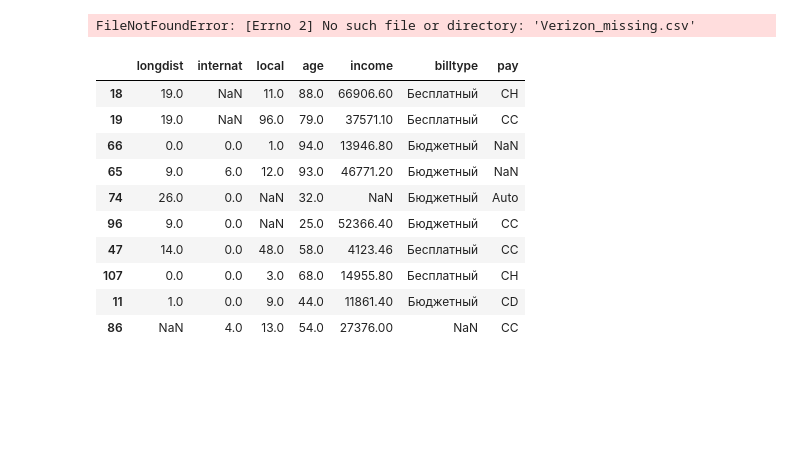
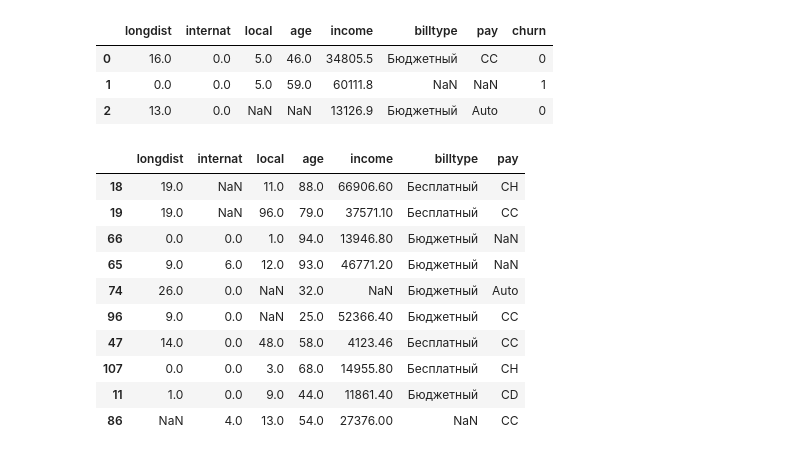
Before and after one commit to MinyaevAndrey/Data_Preprocessing_in_Python, a Jupyter notebook: code/2_7.04.-7.05._Обработка пропусков и дамми-кодирование.ipynb, the cells around one changed output. Drawn from its saved outputs; the diff is of its cells as text; code cells hidden in the pictures; blank space fills up the shorter version.

```diff
--- a/code/2_7.04.-7.05._Обработка пропусков и дамми-кодирование.ipynb
+++ b/code/2_7.04.-7.05._Обработка пропусков и дамми-кодирование.ipynb
@@ -8,16 +11,19 @@ from sklearn.impute import MissingIndicator, SimpleImputer
 # %%
 import urllib.request
 urllib.request.urlretrieve(
     'https://github.com/MinyaevAndrey/Data_Preprocessing_in_Python/blob/main/code/Data/Verizon_missing.csv?raw=true',
-    'StateFarm.csv'
+    'Verizon_missing.csv'
 )
 
 # записываем CSV-файл в объект DataFrame
 data = pd.read_csv('Verizon_missing.csv', sep=';')
 # выведем первые 3 наблюдения
 data.head(3)
 # %% [output]
-FileNotFoundError: [Errno 2] No such file or directory: 'Verizon_missing.csv'
+|  | longdist | internat | local | age | income | billtype | pay | churn |
+| 0 | 16.0 | 0.0 | 5.0 | 46.0 | 34805.5 | Бюджетный | CC | 0 |
+| 1 | 0.0 | 0.0 | 5.0 | 59.0 | 60111.8 | NaN | NaN | 1 |
+| 2 | 13.0 | 0.0 | NaN | NaN | 13126.9 | Бюджетный | Auto | 0 |
 # %%
 # разбиваем данные на обучающие и тестовые: получаем обучающий
 # массив признаков, тестовый массив признаков, обучающий массив
```
Also changed, not shown: parts of 17 cells of this notebook.
